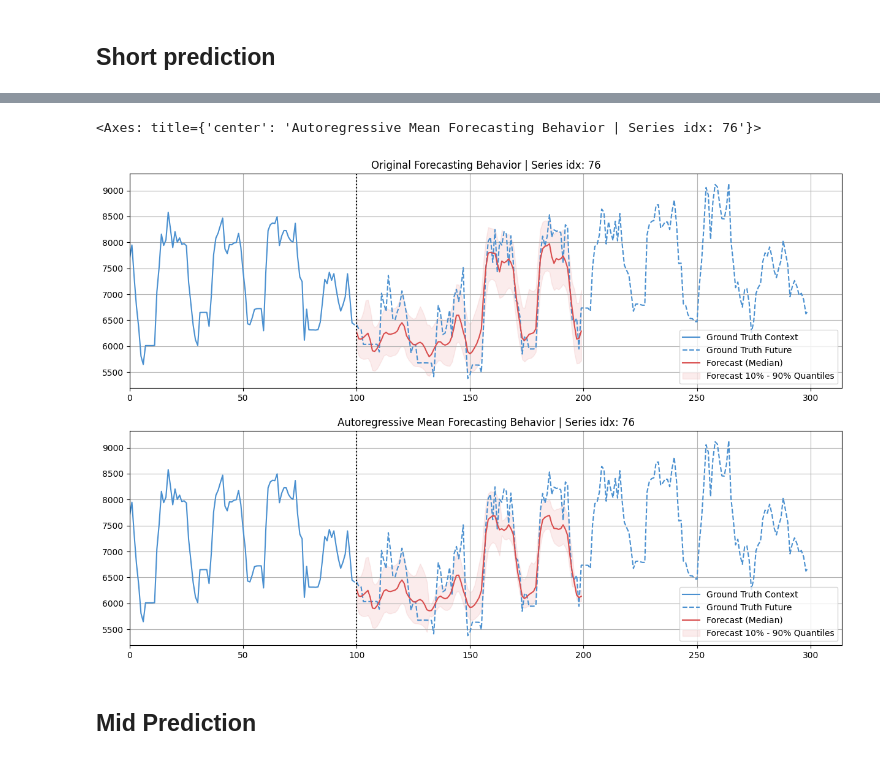
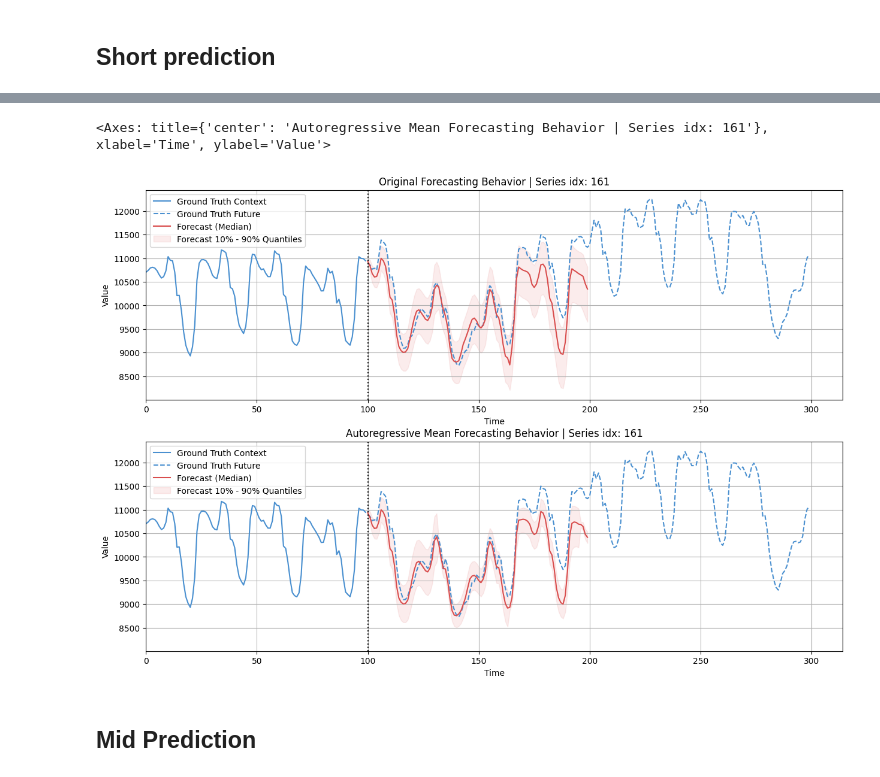
Before and after one commit to Richi0D/tirex_loss, a Jupyter notebook: notebooks/tirex_autoregressive.ipynb, the cells around one changed output, grey strips where cells are left out. Drawn from its saved outputs; the diff is of its cells as text; code cells hidden in the pictures.

```diff
--- a/notebooks/tirex_autoregressive.ipynb
+++ b/notebooks/tirex_autoregressive.ipynb
@@ -142,7 +152,7 @@ y_true = future_s[:prediction_length].reshape(-1, 1)
 y_train = ctx_s.reshape(-1, 1)
 
 # scores
-score_mape, score_mase, score_r2, score_wis = score_data(
+score_mape, score_mase, score_r2, score_wis, score_q = score_data(
             y_true=y_true,
             y_pred=y_pred,
             y_train=y_train,
@@ -189,7 +202,7 @@ def compare_autoregressive(df_test: pl.DataFrame, prediction_length = 2200, star
         # change shape to (n_samples, n_outputs)
         y_mean_pred = quantiles_original.cpu().numpy().transpose(1, 0, 2)
         # scores
-        score_mape, score_mase, score_r2, score_wis = score_data(
+        score_mape, score_mase, score_r2, score_wis, score_q = score_data(
                     y_true=y_true,
                     y_pred=y_mean_pred,
                     y_train=y_train,
@@ -207,7 +220,7 @@ def compare_autoregressive(df_test: pl.DataFrame, prediction_length = 2200, star
         # change shape to (n_samples, n_outputs)
         y_mean_pred = quantiles_autoregressive.cpu().numpy().transpose(1, 0, 2)
         # scores
-        score_mape, score_mase, score_r2, score_wis = score_data(
+        score_mape, score_mase, score_r2, score_wis, score_q = score_data(
                     y_true=y_true,
                     y_pred=y_mean_pred,
                     y_train=y_train,
@@ -248,20 +261,25 @@ Prefix: Autoreg | idx: 305 | Feature: 0 | SMAPE: 0.0510 | MASE: 2.8363 | r2: -0.
 # %%
 series_to_plot = 1
 
 df_s = data_test.filter(pl.col("series_index") == idxs[series_to_plot])
 values_s = df_s.select(pl.col("value")).to_numpy().copy().reshape(-1)
 ctx_s, future_s = np.split(values_s, [start_point])
 
 cap_input = -100
 cap_future = prediction_length_short + 100
 fig, (ax1, ax2) = plt.subplots(2, 1, figsize=(15, 10))
+ax1.sharey(ax2)
+ax1.set_xlabel("Time")
+ax1.set_ylabel("Value")
+ax2.set_xlabel("Time")
+ax2.set_ylabel("Value")
 ax1.set_title(f"Original Forecasting Behavior | Series idx: {idxs[series_to_plot]}")
 ax2.set_title(f"Autoregressive Mean Forecasting Behavior | Series idx: {idxs[series_to_plot]}")
 plot_forecast(ctx_s[cap_input:], quantiles_short["original"][series_to_plot][0], future_s[:cap_future], ax=ax1)
 plot_forecast(ctx_s[cap_input:], quantiles_short["autoregressive_mean"][series_to_plot][0], future_s[:cap_future], ax=ax2)
 # %% [output]
-<Axes: title={'center': 'Autoregressive Mean Forecasting Behavior | Series idx: 76'}>
+<Axes: title={'center': 'Autoregressive Mean Forecasting Behavior | Series idx: 161'}, xlabel='Time', ylabel='Value'>
-[figure, old version]
+[figure, new version]
 # %% [markdown]
 ## Mid Prediction
 # %%
```
Also changed, not shown: parts of 11 cells of this notebook, 5 other files.
